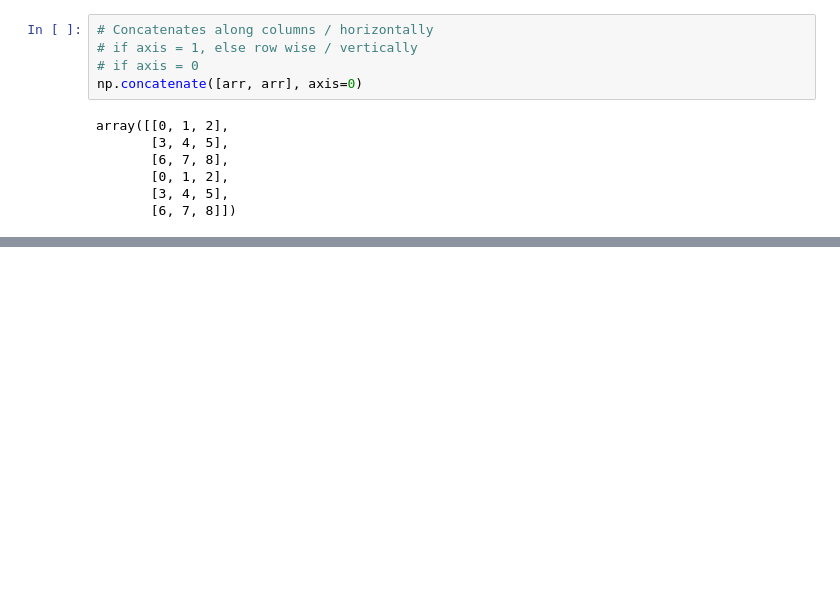
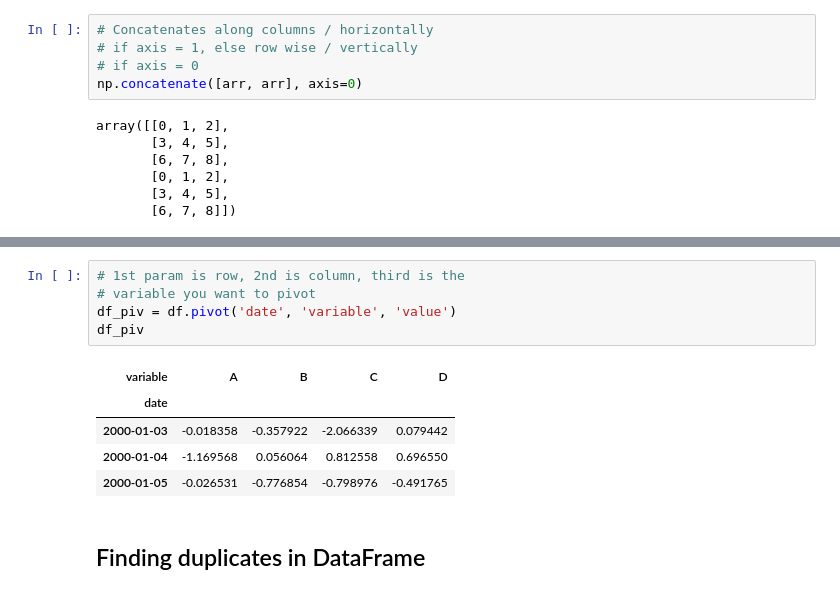
Before and after one commit to maykulkarni/DSandMLinPython, a Jupyter notebook: pandas/dataframe_advanced_I.ipynb, the cells around one changed output, grey strips where cells are left out. Cells and saved outputs as stored; diff of their text form; blank space fills up the shorter version.

```diff
--- a/pandas/dataframe_advanced.ipynb
+++ b/pandas/dataframe_advanced_I.ipynb
@@ -236,0 +410,13 @@ pd.concat([df, df2], ignore_index=True)
+# %%
+# 1st param is row, 2nd is column, third is the
+# variable you want to pivot
+df_piv = df.pivot('date', 'variable', 'value')
+df_piv
+# %% [output]
+| variable | A | B | C | D |
+| date |  |  |  |  |
+| 2000-01-03 | -0.018358 | -0.357922 | -2.066339 | 0.079442 |
+| 2000-01-04 | -1.169568 | 0.056064 | 0.812558 | 0.696550 |
+| 2000-01-05 | -0.026531 | -0.776854 | -0.798976 | -0.491765 |
+# %% [markdown]
+## Finding duplicates in DataFrame
```
Also changed, not shown: parts of 21 cells of this notebook, 3 other files.
